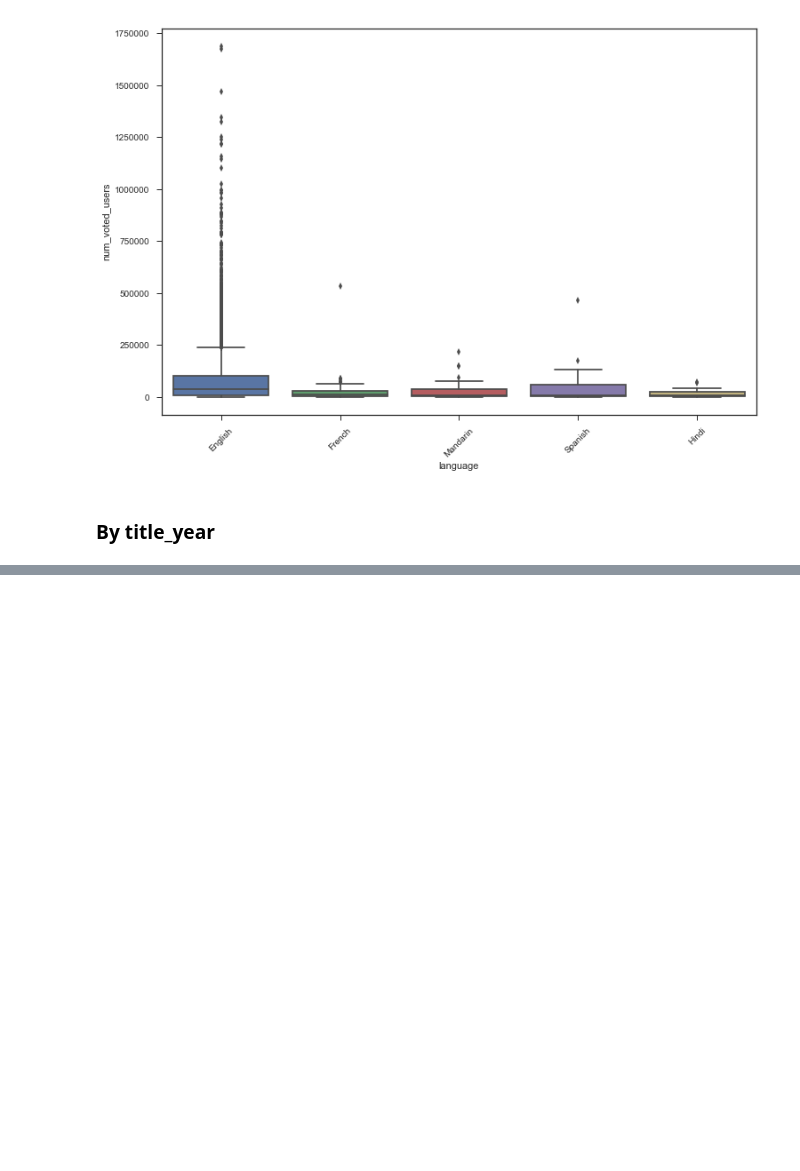
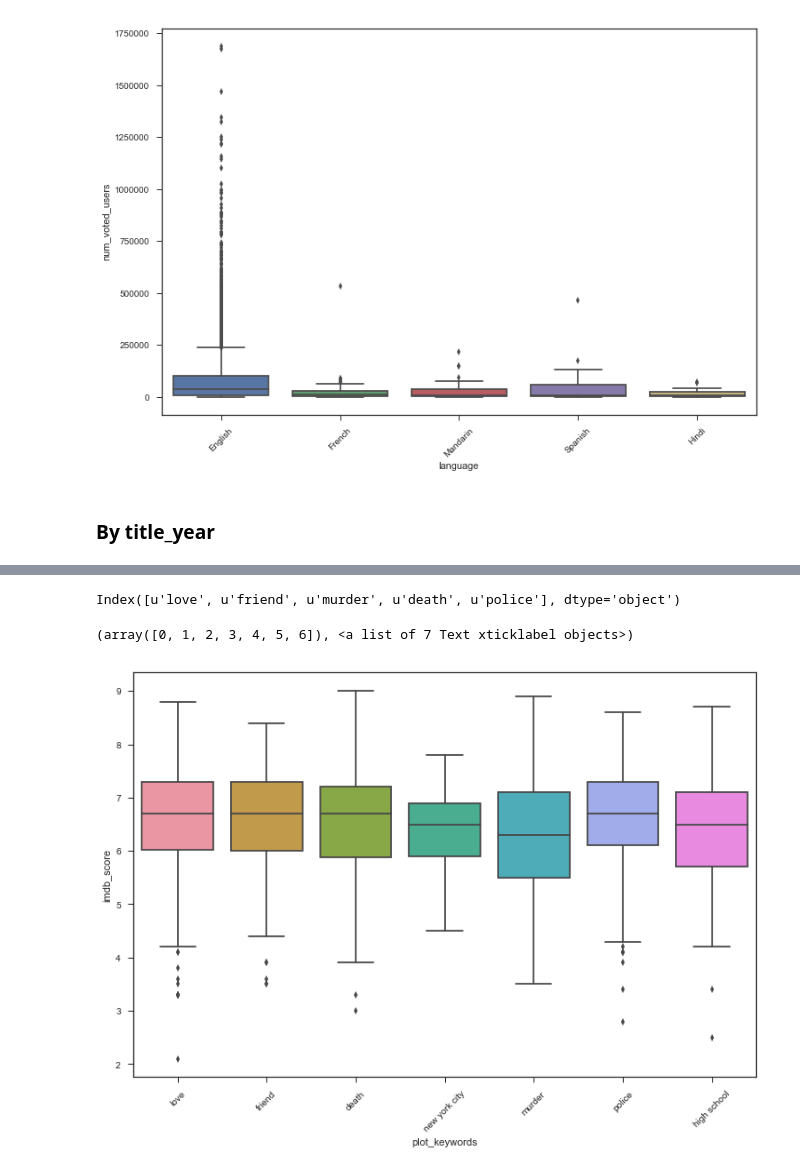
Before and after one commit to jinangela/IMDB_movie, a Jupyter notebook: 02_Exploratory_Analysis/Correlation between variables.ipynb, the cells around one changed output, grey strips where cells are left out. Cells and saved outputs as stored; diff of their text form; code cells hidden in the pictures; blank space fills up the shorter version.

Commit message:
Finished correlation charts

```diff
--- a/02_Exploratory_Analysis/Correlation between variables.ipynb
+++ b/02_Exploratory_Analysis/Correlation between variables.ipynb
@@ -468,0 +680,3 @@ iplot(fig, filename = "Average IMDB Score with Rangeslider")
+# %%
+keywords_df = get_flattened_df(imdb.loc[imdb['plot_keywords'].notnull()], 'imdb_score', 'plot_keywords')
+keywords_df = pd.concat([keywords_df, get_flattened_df(imdb.loc[imdb['plot_keywords'].notnull()], 'duration', 'plot_keywords')['duration']], axis=1)
@@ -468,0 +692,16 @@ iplot(fig, filename = "Average IMDB Score with Rangeslider")
+# %%
+keywords = Counter([item for sublist in list(imdb.loc[imdb['plot_keywords'].notnull()]['plot_keywords'].str.split('|')) for item in sublist])
+keywords = pd.DataFrame(keywords.most_common()).set_index([0], drop=True)
+del keywords.index.name
+keywords.columns = ['Count']
+# %%
+keywords[:5].index
+# %% [output]
+Index([u'love', u'friend', u'murder', u'death', u'police'], dtype='object')
+# %%
+plt.figure(figsize=(12, 8))
+sns.boxplot(x="plot_keywords", y="imdb_score", data=keywords_df.loc[keywords_df['plot_keywords'].isin(keywords[:7].index.tolist())])
+plt.xticks(rotation=45)
+# %% [output]
+(array([0, 1, 2, 3, 4, 5, 6]), <a list of 7 Text xticklabel objects>)
+[figure, added]
```
Also changed, not shown: parts of 22 cells of this notebook, 1 other file.
